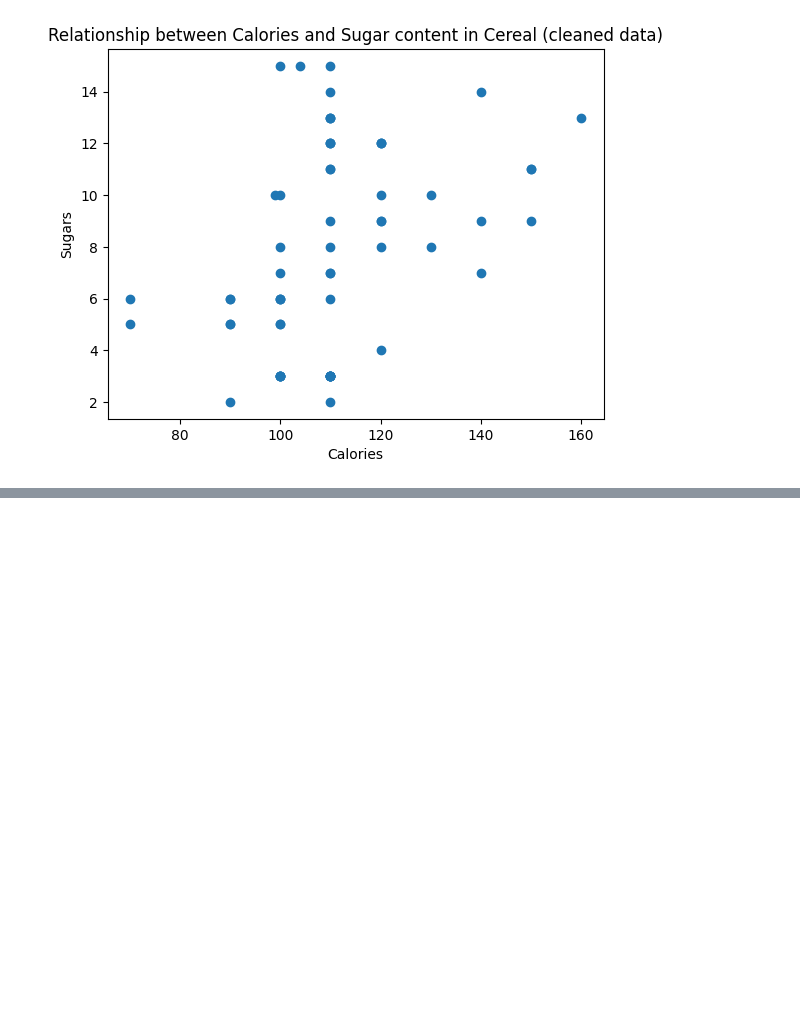
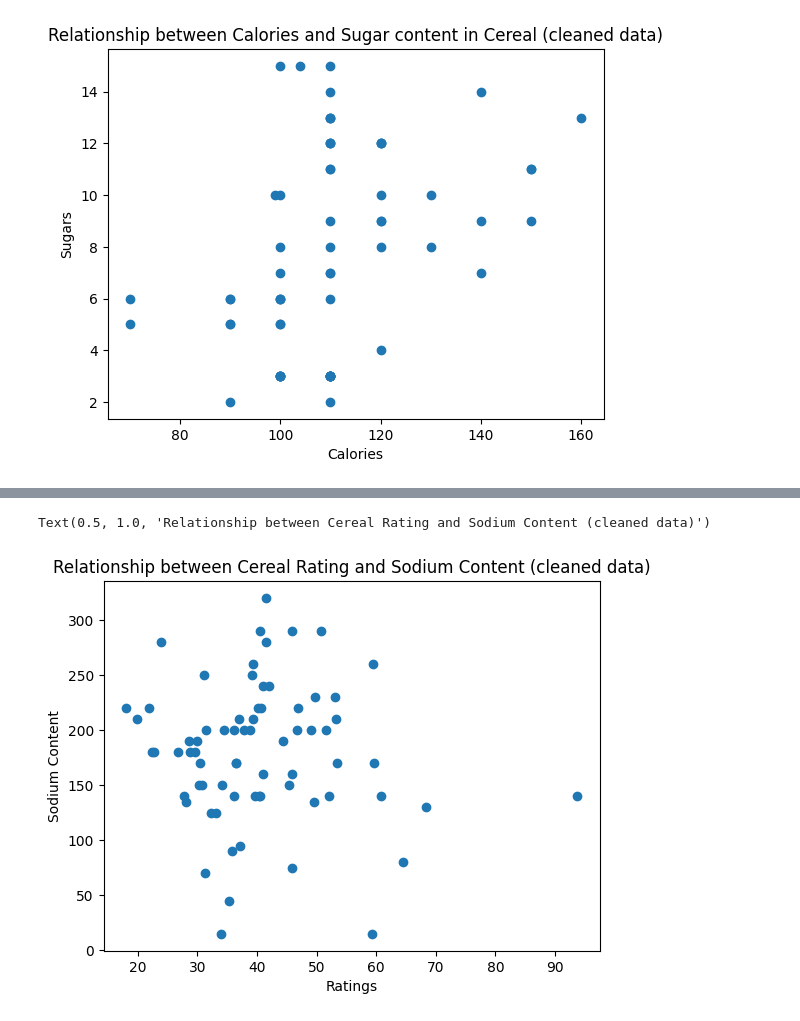
Before and after one commit to jenny4567/intro-to-data-analysis, a Jupyter notebook: notebooks/cereal_challenge.ipynb, the cells around one changed output, grey strips where cells are left out. Drawn from its saved outputs; the diff is of its cells as text; code cells hidden in the pictures; blank space fills up the shorter version.

```diff
--- a/notebooks/cereal_challenge.ipynb
+++ b/notebooks/cereal_challenge.ipynb
@@ -335,0 +419,13 @@ Does Sodium content positively or negatively affect overall ranking? Visualise y
+# %%
+# Prepare data
+ratings = cereal_data_cleaned['rating']
+sodium_content = cereal_data_cleaned['sodium']
+
+# Plot graph
+plt.scatter(ratings, sodium_content)
+plt.xlabel('Ratings')
+plt.ylabel('Sodium Content')
+plt.title('Relationship between Cereal Rating and Sodium Content (cleaned data)')
+# %% [output]
+Text(0.5, 1.0, 'Relationship between Cereal Rating and Sodium Content (cleaned data)')
+[figure, added]
```
Also changed, not shown: parts of 13 cells of this notebook.
